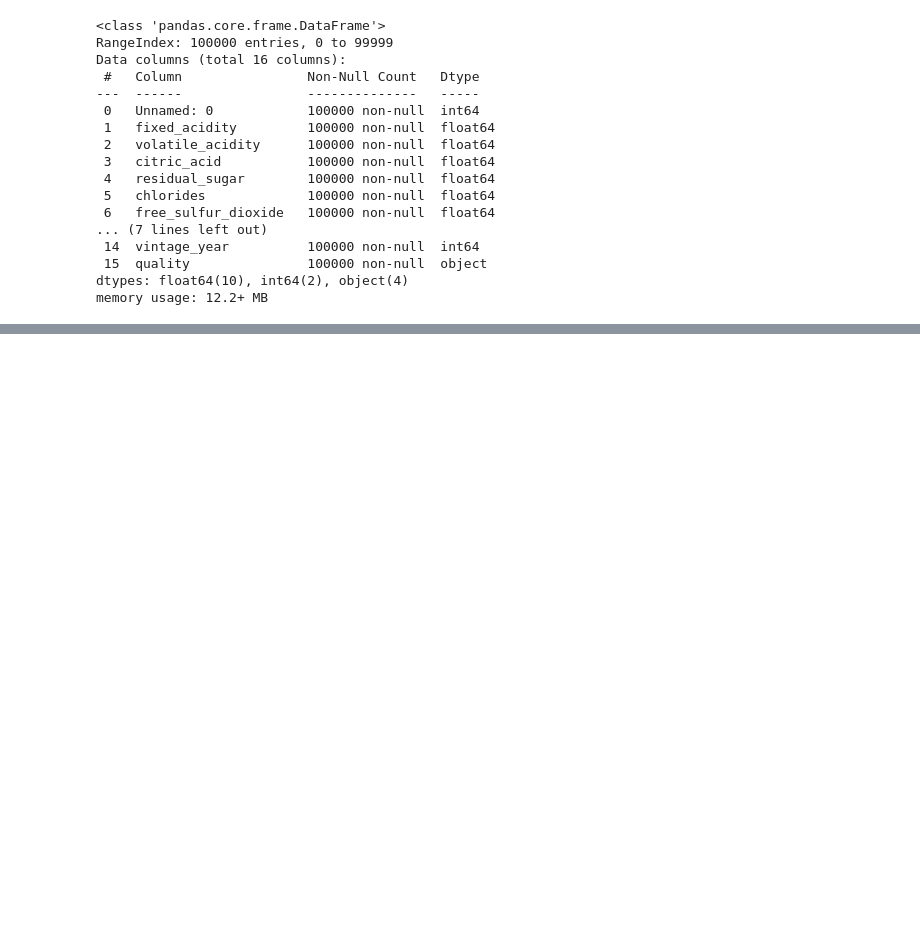
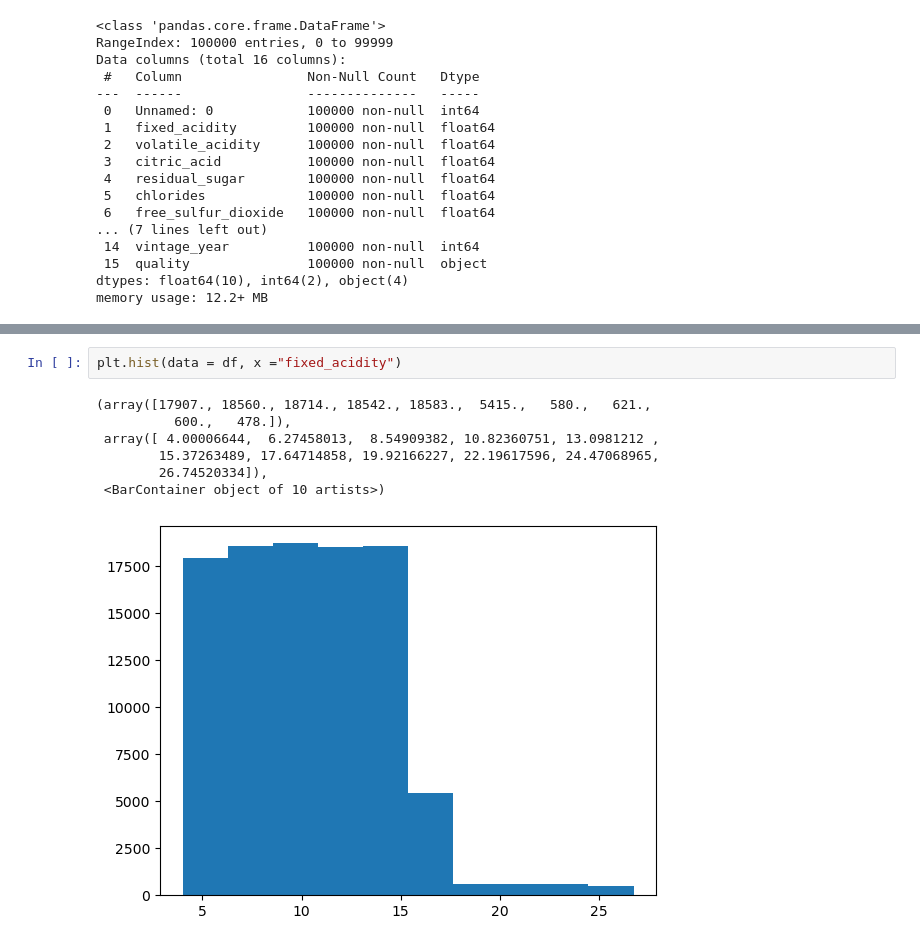
Before and after one commit to RupaliTekade/Wine_Quality_Project, a Jupyter notebook: wine.ipynb, the cells around one changed output, grey strips where cells are left out. Drawn from its saved outputs; the diff is of its cells as text; blank space fills up the shorter version.

```diff
--- a/wine.ipynb
+++ b/wine.ipynb
@@ -235,0 +314,10 @@ plt.show()
+# %%
+plt.hist(data = df, x ="fixed_acidity")
+# %% [output]
+(array([17907., 18560., 18714., 18542., 18583.,  5415.,   580.,   621.,
+          600.,   478.]),
+ array([ 4.00006644,  6.27458013,  8.54909382, 10.82360751, 13.0981212 ,
+        15.37263489, 17.64714858, 19.92166227, 22.19617596, 24.47068965,
+        26.74520334]),
+ <BarContainer object of 10 artists>)
+[figure, added]
```
Also changed, not shown: parts of 21 cells of this notebook.
